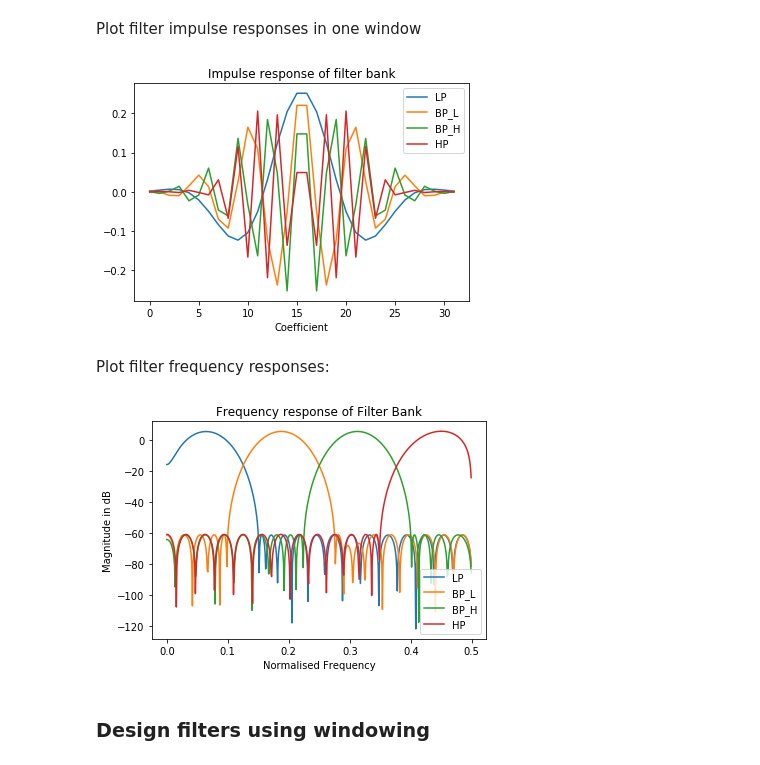
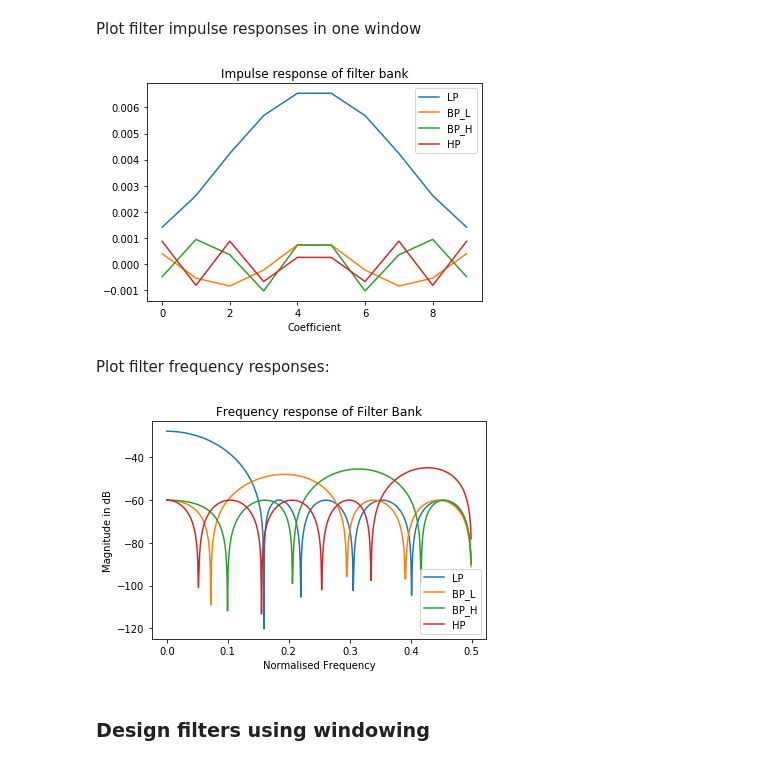
Before and after one commit to jole6826/MRSP, a Jupyter notebook: MRSP_sem2.ipynb, the cells around one changed output. Cells and saved outputs as stored; diff of their text form; code cells hidden in the pictures.

```diff
--- a/MRSP_sem2.ipynb
+++ b/MRSP_sem2.ipynb
@@ -31,32 +32,32 @@ Shape of one channel: (220500,)
 
 Create filterbank using remez function.
 # %%
-filterTabs = 32
-filterbank = []
+filterTabs = 10
+filterbank_remez = []
 #lowpass
-filterbank.append(sig.remez(filterTabs,[0, 0.125, 0.15, 0.5],[1 , 0],[1, 1000]))
+filterbank_remez.append(sig.remez(filterTabs,[0, 0.125, 0.15, 0.5],[1 , 0],[1, 1000]))
 # bandpass low
-filterbank.append(sig.remez(filterTabs,[0, 0.1, 0.125, 0.25, 0.275, 0.5],[0, 1 , 0],[1000, 1, 1000]))
+filterbank_remez.append(sig.remez(filterTabs,[0, 0.1, 0.125, 0.25, 0.275, 0.5],[0, 1 , 0],[1000, 1, 1000]))
 # bandpass high
-filterbank.append(sig.remez(filterTabs,[0, 0.225, 0.25, 0.375, 0.4, 0.5],[0, 1 , 0],[1000, 1, 1000]))
+filterbank_remez.append(sig.remez(filterTabs,[0, 0.225, 0.25, 0.375, 0.4, 0.5],[0, 1 , 0],[1000, 1, 1000]))
 #highpass
-filterbank.append(sig.remez(filterTabs,[0, 0.35, 0.375, 0.5],[0, 1],[1000, 1]))
+filterbank_remez.append(sig.remez(filterTabs,[0, 0.35, 0.375, 0.5],[0, 1],[1000, 1]))
 # %% [markdown]
 Plot filter impulse responses in one window
 # %%
 f1 = plt.figure()
-for h in filterbank:
+for h in filterbank_remez:
     plt.plot(h)
 plt.legend(['LP','BP_L','BP_H','HP'])
 plt.title('Impulse response of filter bank')
 plt.xlabel('Coefficient')
 plt.show()
 # %% [output]
-[figure, old version]
+[figure, new version]
 # %% [markdown]
 Plot filter frequency responses:
 # %%
-for h in filterbank:
+for h in filterbank_remez:
     w,H = sig.freqz(h)
     # plot magnitude
     plt.plot(w/(np.pi*2),20*np.log10(np.abs(H)))
@@ -66,7 +67,7 @@ plt.xlabel('Normalised Frequency')
 plt.ylabel('Magnitude in dB')
 plt.show()
 # %% [output]
-[figure, old version]
+[figure, new version]
 # %% [markdown]
 ### Design filters using windowing
 # %% [markdown]
```
Also changed, not shown: parts of 17 cells of this notebook.
